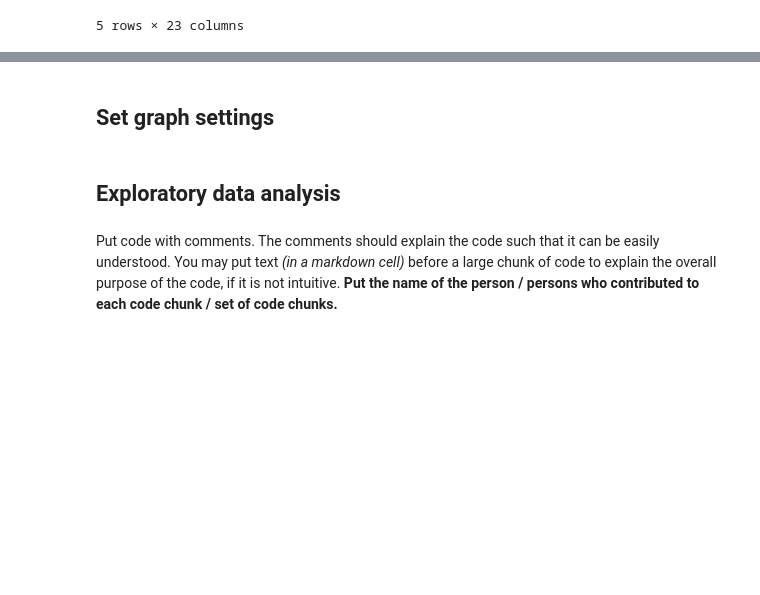
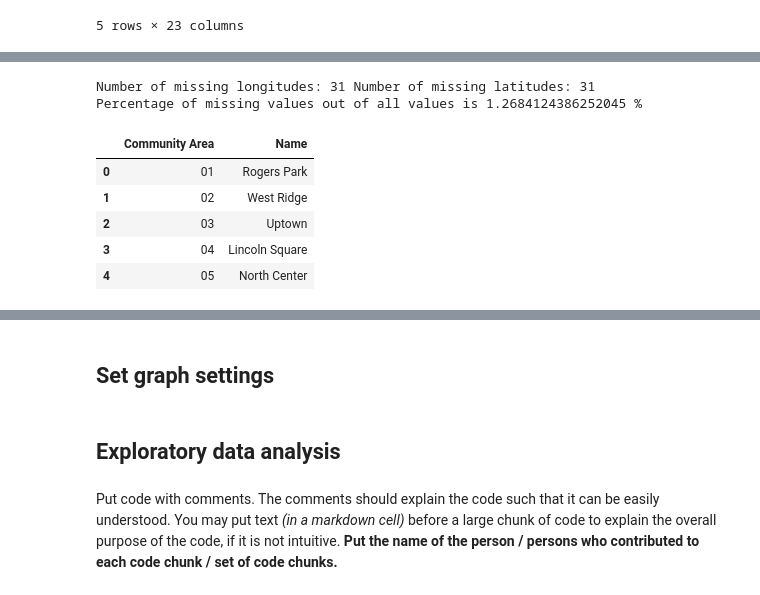
Before and after one commit to ashou2004/Chicago-Crime-Data-Analysis, a Jupyter notebook: Combined_Code.ipynb, the cells around one changed output, grey strips where cells are left out. Saved outputs shown, nothing was run; the diff lists cells and outputs as text; code cells hidden in the pictures; blank space fills up the shorter version.

```diff
--- a/Combined_Code.ipynb
+++ b/Combined_Code.ipynb
@@ -220,0 +232,31 @@ sentiments_2022
+# %%
+crimesCTA = raw_crime_data.loc[raw_crime_data['Location Description'].apply(lambda x: 'CTA' in str(x) and 'CTA BUS' not in str(x)
+                                                            and 'CTA PARKING LOT / GARAGE / OTHER PROPERTY' not in str(x)), :]
+
+# Drop NA location values (longitude and latitude)
+numberRows = crimesCTA.shape[0]
+numberLongitudeNA = crimesCTA['Longitude'].isna().sum()
+numberLatitudeNA = crimesCTA['Latitude'].isna().sum()
+print("Number of missing longitudes:", numberLongitudeNA, "Number of missing latitudes:", numberLatitudeNA)
+print("Percentage of missing values out of all values is", numberLongitudeNA/numberRows*100, "%")
+
+crimesCTA.dropna(subset=['Longitude'], inplace=True)
+crimesCTA.dropna(subset=['Latitude'], inplace=True)
+# %% [output]
+Number of missing longitudes: 31 Number of missing latitudes: 31
+Percentage of missing values out of all values is 1.2684124386252045 %
+# %%
+# Add a column with the names of the community areas instead of just the number
+communityAreas = pd.read_html('https://en.wikipedia.org/wiki/Community_areas_in_Chicago', match = 'Chicago community areas by number, population, and area')
+communityAreas = communityAreas[0]
+communityAreas.columns = [col[0] for col in communityAreas.columns]
+communityAreas = communityAreas.iloc[:-1, [0,1]]
+communityAreas.rename(columns={'No.': 'Community Area'}, inplace=True)
+communityAreas.head()
+# %% [output]
+|  | Community Area | Name |
+| 0 | 01 | Rogers Park |
+| 1 | 02 | West Ridge |
+| 2 | 03 | Uptown |
+| 3 | 04 | Lincoln Square |
+| 4 | 05 | North Center |
```
Also changed, not shown: parts of 6 cells of this notebook.
